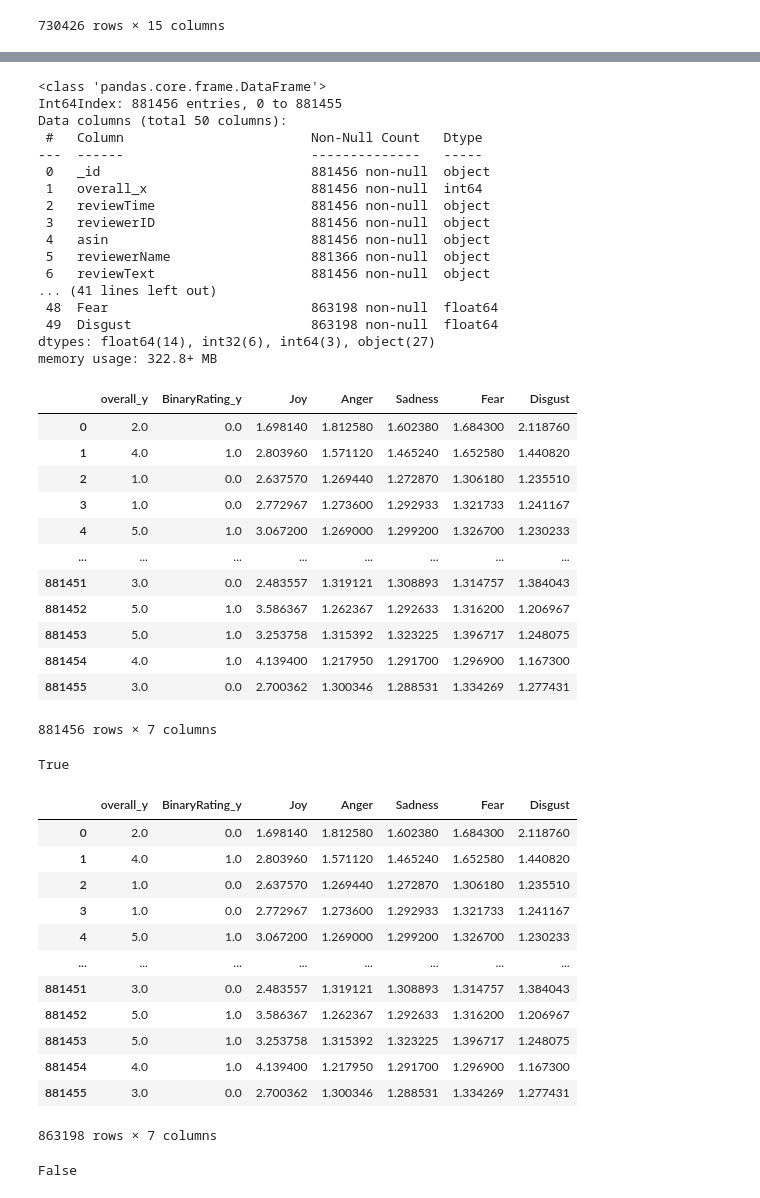
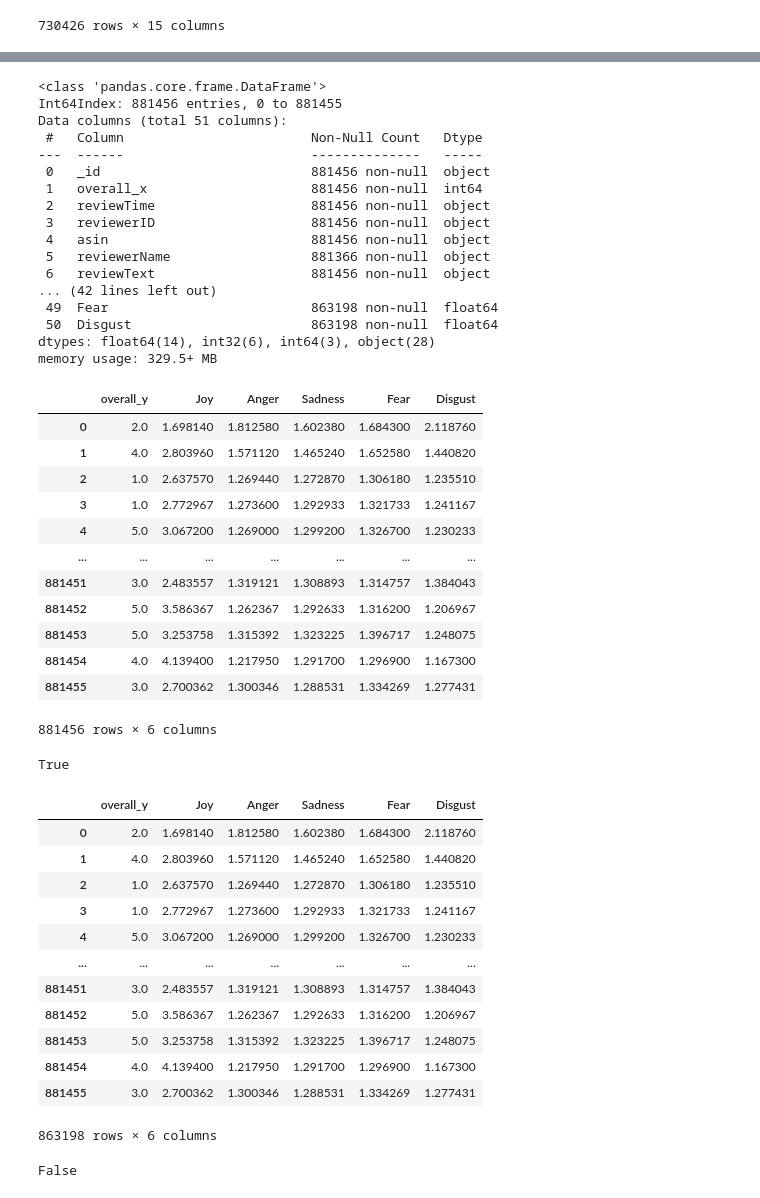
Before and after one commit to georgetown-analytics/Amazonian-Sentiments, a Jupyter notebook: AmazonFashion.ipynb, the cells around one changed output, grey strips where cells are left out. Saved outputs shown, nothing was run; the diff lists cells and outputs as text; code cells hidden in the pictures.

```diff
--- a/AmazonFashion.ipynb
+++ b/AmazonFashion.ipynb
@@ -65,7 +69,14 @@ df["SummaryNoFiller"] = df["SummaryNoFiller"].apply(lambda x: ' '.join([word for
 # %%
-#Insert columns with tokenized review and summary
-df["ReviewToken"] = df.apply(lambda row: word_tokenize(row["ReviewNoFiller"]), axis=1)
-df["SummaryToken"] = df.apply(lambda row: word_tokenize(row["SummaryNoFiller"]), axis=1)
+
+#stem
+#import pandas as pd
+#from nltk.stem.snowball import SnowballStemmer
+# Use English stemmer.
+#stemmer = SnowballStemmer("english")
+#df['Stemmed'] = df['ReviewToken'].apply(lambda x: [stemmer.stem(y) for y in x]) # Stem every word.
+from nltk.stem.snowball import SnowballStemmer
+stemmer = SnowballStemmer("english")
+df['Stemmed'] = df.reviewText.map(lambda x: ' '.join([stemmer.stem(y) for y in x.split(' ')]))
 # %%
 #Insert column with review word count
 df["WordCount"] = df["ReviewToken"].apply(len)
@@ -236,7 +247,7 @@ df.info()
 # %% [output]
 <class 'pandas.core.frame.DataFrame'>
 Int64Index: 881456 entries, 0 to 881455
-Data columns (total 50 columns):
+Data columns (total 51 columns):
  #   Column                        Non-Null Count   Dtype
 ---  ------                        --------------   -----
  0   _id                           881456 non-null  object
@@ -246,29 +257,29 @@ Data columns (total 50 columns):
  4   asin                          881456 non-null  object
  5   reviewerName                  881366 non-null  object
  6   reviewText                    881456 non-null  object
-... (41 lines left out)
- 48  Fear                          863198 non-null  float64
- 49  Disgust                       863198 non-null  float64
-dtypes: float64(14), int32(6), int64(3), object(27)
-memory usage: 322.8+ MB
+... (42 lines left out)
+ 49  Fear                          863198 non-null  float64
+ 50  Disgust                       863198 non-null  float64
+dtypes: float64(14), int32(6), int64(3), object(28)
+memory usage: 329.5+ MB
 # %%
 #clean and take the neccessary columns
-final_df = df[['overall_y','BinaryRating_y','Joy','Anger','Sadness','Fear','Disgust']]
+final_df = df[['overall_y','Joy','Anger','Sadness','Fear','Disgust']]
 final_df
 # %% [output]
-|  | overall_y | BinaryRating_y | Joy | Anger | Sadness | Fear | Disgust |
-| 0 | 2.0 | 0.0 | 1.698140 | 1.812580 | 1.602380 | 1.684300 | 2.118760 |
-| 1 | 4.0 | 1.0 | 2.803960 | 1.571120 | 1.465240 | 1.652580 | 1.440820 |
-| 2 | 1.0 | 0.0 | 2.637570 | 1.269440 | 1.272870 | 1.306180 | 1.235510 |
-| 3 | 1.0 | 0.0 | 2.772967 | 1.273600 | 1.292933 | 1.321733 | 1.241167 |
-| 4 | 5.0 | 1.0 | 3.067200 | 1.269000 | 1.299200 | 1.326700 | 1.230233 |
-| ... | ... | ... | ... | ... | ... | ... | ... |
-| 881451 | 3.0 | 0.0 | 2.483557 | 1.319121 | 1.308893 | 1.314757 | 1.384043 |
-| 881452 | 5.0 | 1.0 | 3.586367 | 1.262367 | 1.292633 | 1.316200 | 1.206967 |
-| 881453 | 5.0 | 1.0 | 3.253758 | 1.315392 | 1.323225 | 1.396717 | 1.248075 |
-| 881454 | 4.0 | 1.0 | 4.139400 | 1.217950 | 1.291700 | 1.296900 | 1.167300 |
-| 881455 | 3.0 | 0.0 | 2.700362 | 1.300346 | 1.288531 | 1.334269 | 1.277431 |
+|  | overall_y | Joy | Anger | Sadness | Fear | Disgust |
+| 0 | 2.0 | 1.698140 | 1.812580 | 1.602380 | 1.684300 | 2.118760 |
+| 1 | 4.0 | 2.803960 | 1.571120 | 1.465240 | 1.652580 | 1.440820 |
+| 2 | 1.0 | 2.637570 | 1.269440 | 1.272870 | 1.306180 | 1.235510 |
+| 3 | 1.0 | 2.772967 | 1.273600 | 1.292933 | 1.321733 | 1.241167 |
+| 4 | 5.0 | 3.067200 | 1.269000 | 1.299200 | 1.326700 | 1.230233 |
+| ... | ... | ... | ... | ... | ... | ... |
+| 881451 | 3.0 | 2.483557 | 1.319121 | 1.308893 | 1.314757 | 1.384043 |
+| 881452 | 5.0 | 3.586367 | 1.262367 | 1.292633 | 1.316200 | 1.206967 |
+| 881453 | 5.0 | 3.253758 | 1.315392 | 1.323225 | 1.396717 | 1.248075 |
+| 881454 | 4.0 | 4.139400 | 1.217950 | 1.291700 | 1.296900 | 1.167300 |
+| 881455 | 3.0 | 2.700362 | 1.300346 | 1.288531 | 1.334269 | 1.277431 |
-881456 rows × 7 columns
+881456 rows × 6 columns
 # %%
 #Check for NaN or empty rows before ML
 final_df.isnull().values.any()
@@ -279,19 +290,19 @@ True
 final_df = final_df.dropna()
 final_df
 # %% [output]
-|  | overall_y | BinaryRating_y | Joy | Anger | Sadness | Fear | Disgust |
-| 0 | 2.0 | 0.0 | 1.698140 | 1.812580 | 1.602380 | 1.684300 | 2.118760 |
-| 1 | 4.0 | 1.0 | 2.803960 | 1.571120 | 1.465240 | 1.652580 | 1.440820 |
-| 2 | 1.0 | 0.0 | 2.637570 | 1.269440 | 1.272870 | 1.306180 | 1.235510 |
-| 3 | 1.0 | 0.0 | 2.772967 | 1.273600 | 1.292933 | 1.321733 | 1.241167 |
-| 4 | 5.0 | 1.0 | 3.067200 | 1.269000 | 1.299200 | 1.326700 | 1.230233 |
-| ... | ... | ... | ... | ... | ... | ... | ... |
-| 881451 | 3.0 | 0.0 | 2.483557 | 1.319121 | 1.308893 | 1.314757 | 1.384043 |
-| 881452 | 5.0 | 1.0 | 3.586367 | 1.262367 | 1.292633 | 1.316200 | 1.206967 |
-| 881453 | 5.0 | 1.0 | 3.253758 | 1.315392 | 1.323225 | 1.396717 | 1.248075 |
-| 881454 | 4.0 | 1.0 | 4.139400 | 1.217950 | 1.291700 | 1.296900 | 1.167300 |
-| 881455 | 3.0 | 0.0 | 2.700362 | 1.300346 | 1.288531 | 1.334269 | 1.277431 |
+|  | overall_y | Joy | Anger | Sadness | Fear | Disgust |
+| 0 | 2.0 | 1.698140 | 1.812580 | 1.602380 | 1.684300 | 2.118760 |
+| 1 | 4.0 | 2.803960 | 1.571120 | 1.465240 | 1.652580 | 1.440820 |
+| 2 | 1.0 | 2.637570 | 1.269440 | 1.272870 | 1.306180 | 1.235510 |
+| 3 | 1.0 | 2.772967 | 1.273600 | 1.292933 | 1.321733 | 1.241167 |
+| 4 | 5.0 | 3.067200 | 1.269000 | 1.299200 | 1.326700 | 1.230233 |
+| ... | ... | ... | ... | ... | ... | ... |
+| 881451 | 3.0 | 2.483557 | 1.319121 | 1.308893 | 1.314757 | 1.384043 |
+| 881452 | 5.0 | 3.586367 | 1.262367 | 1.292633 | 1.316200 | 1.206967 |
+| 881453 | 5.0 | 3.253758 | 1.315392 | 1.323225 | 1.396717 | 1.248075 |
+| 881454 | 4.0 | 4.139400 | 1.217950 | 1.291700 | 1.296900 | 1.167300 |
+| 881455 | 3.0 | 2.700362 | 1.300346 | 1.288531 | 1.334269 | 1.277431 |
-863198 rows × 7 columns
+863198 rows × 6 columns
 # %%
 #Final check before ML
 final_df.isnull().values.any()
```
Also changed, not shown: parts of 15 cells of this notebook.
